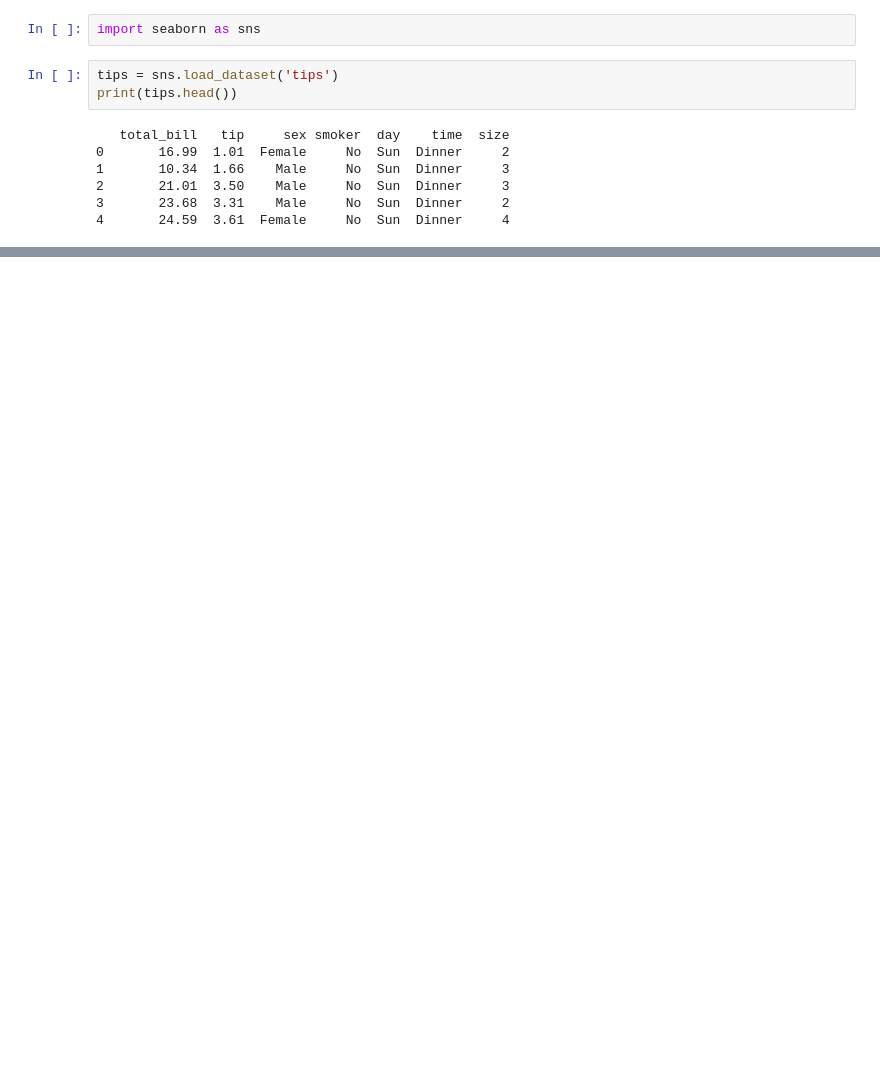
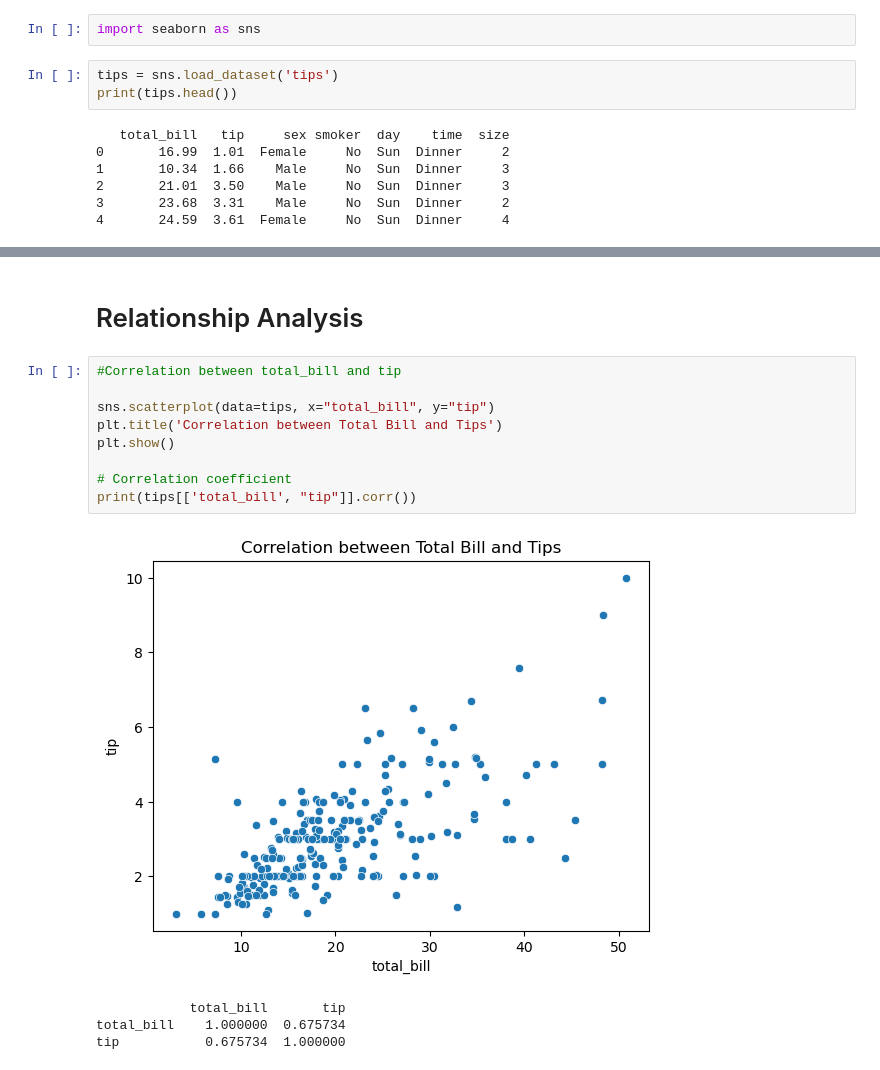
Before and after one commit to hina42/data_analysis, a Jupyter notebook: tips_data_analysis.ipynb, the cells around one changed output, grey strips where cells are left out. Drawn from its saved outputs; the diff is of its cells as text; blank space fills up the shorter version.

```diff
--- a/tips_data_analysis.ipynb
+++ b/tips_data_analysis.ipynb
@@ -29,0 +94,16 @@ memory usage: 7.4 KB
+# %% [markdown]
+# Relationship Analysis
+# %%
+#Correlation between total_bill and tip
+
+sns.scatterplot(data=tips, x="total_bill", y="tip")
+plt.title('Correlation between Total Bill and Tips')
+plt.show()
+
+# Correlation coefficient
+print(tips[['total_bill', "tip"]].corr())
+# %% [output]
+[figure, added]
+            total_bill       tip
+total_bill    1.000000  0.675734
+tip           0.675734  1.000000
```
Also changed, not shown: parts of 15 cells of this notebook.
